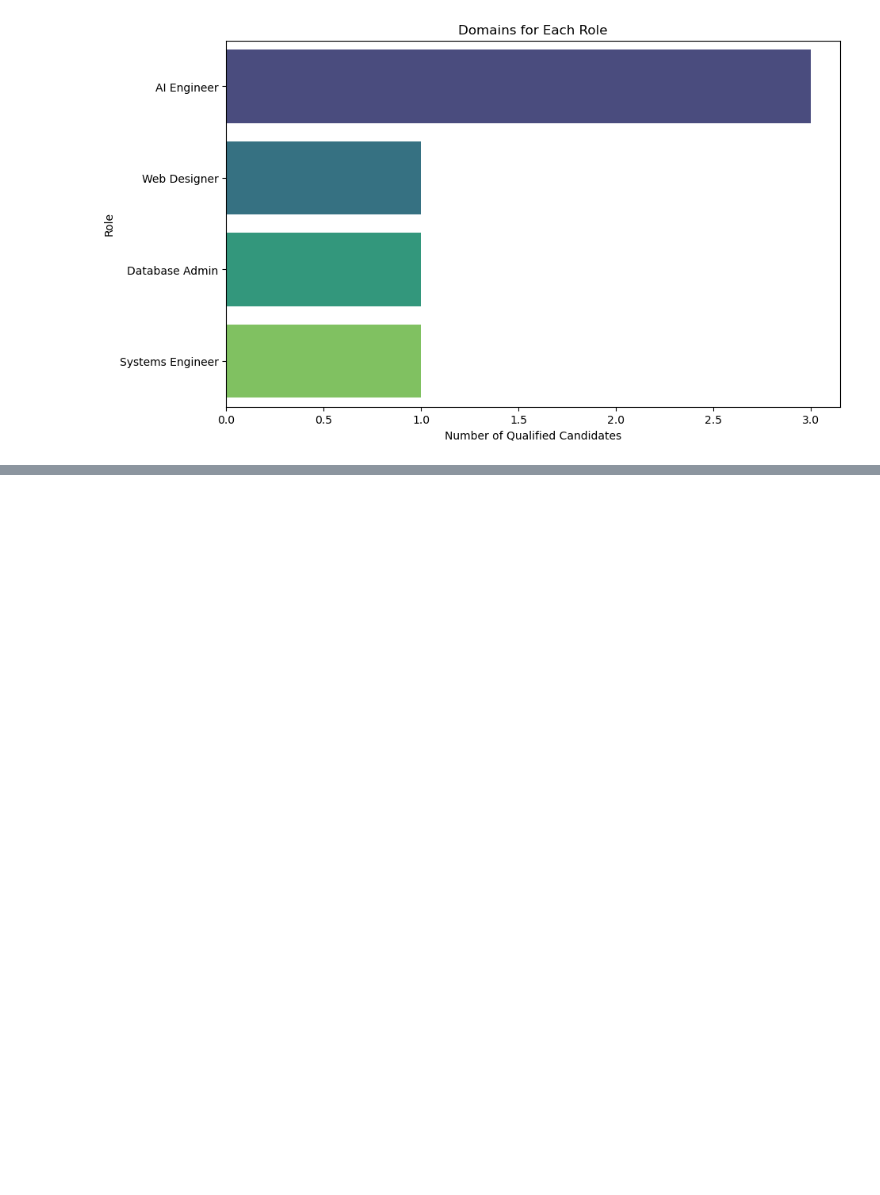
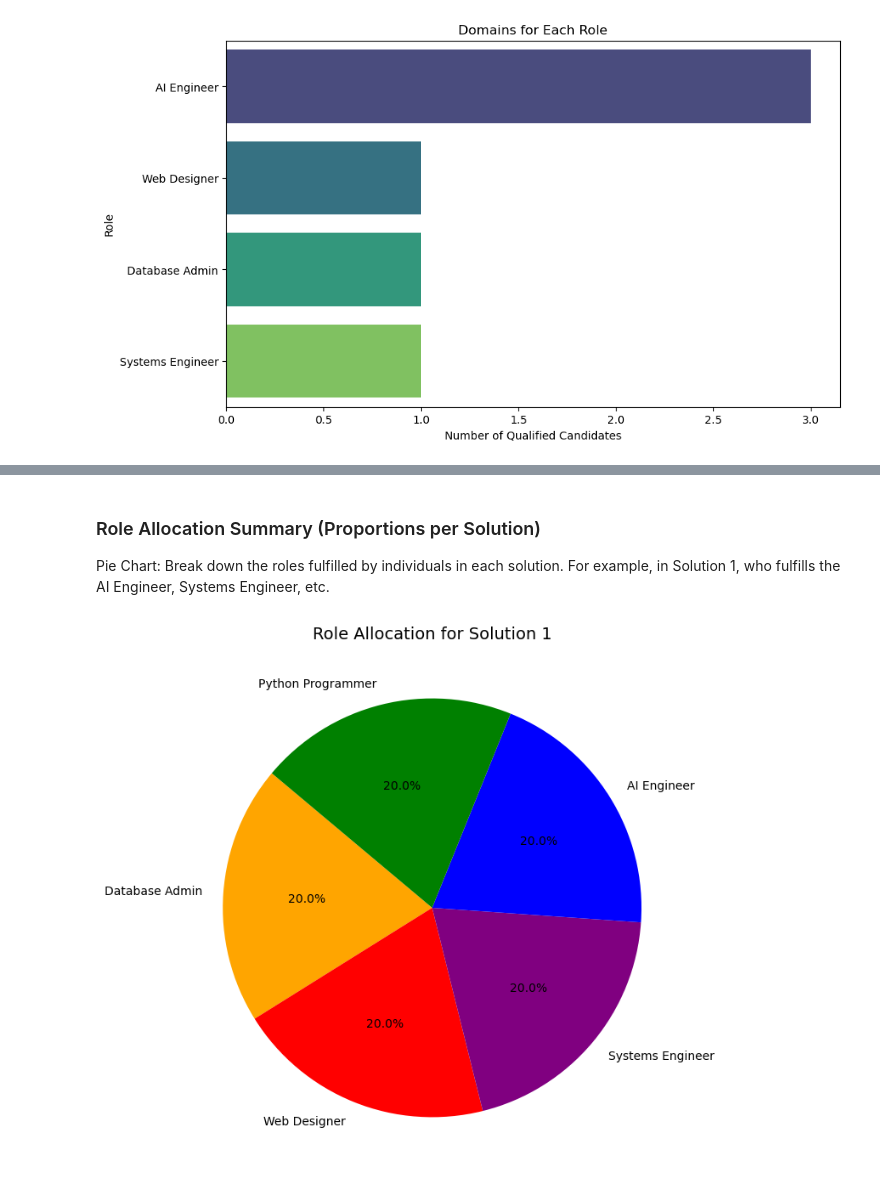
Before and after one commit to missalexityy/ca2-integrated-2021258, a Jupyter notebook: AlessandraCaballero_AI_DV_ICA.ipynb, the cells around one changed output, grey strips where cells are left out. Saved outputs shown, nothing was run; the diff lists cells and outputs as text; code cells hidden in the pictures; blank space fills up the shorter version.

```diff
--- a/AlessandraCaballero_AI_DV_ICA.ipynb
+++ b/AlessandraCaballero_AI_DV_ICA.ipynb
@@ -234,0 +320,15 @@ This gives stakeholders a clear understanding of how individual abilities align
+# %% [markdown]
+### Role Allocation Summary (Proportions per Solution)
+Pie Chart: Break down the roles fulfilled by individuals in each solution. For example, in Solution 1, who fulfills the AI Engineer, Systems Engineer, etc.
+# %%
+#Data for a single solution
+roles = ['Database Admin', 'Web Designer', 'Systems Engineer', 'AI Engineer', 'Python Programmer']
+counts = [1, 1, 1, 1, 1]  #Example allocation for Solution 1
+
+#Plot
+plt.figure(figsize=(8, 8))
+plt.pie(counts, labels=roles, autopct='%1.1f%%', startangle=140, colors=['orange', 'red', 'purple', 'blue', 'green'])
+plt.title('Role Allocation for Solution 1', fontsize=14)
+plt.show()
+# %% [output]
+[figure, added]
```
Also changed, not shown: parts of 5 cells of this notebook.
